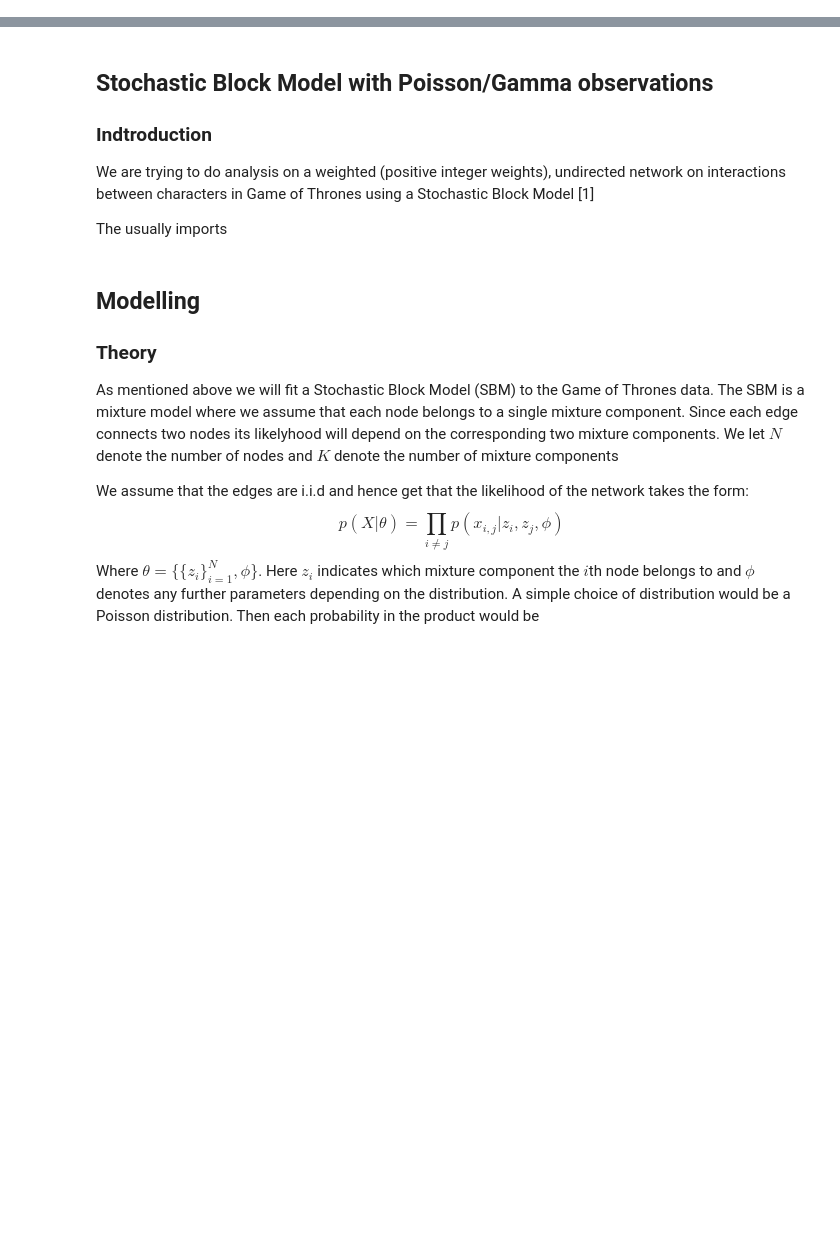
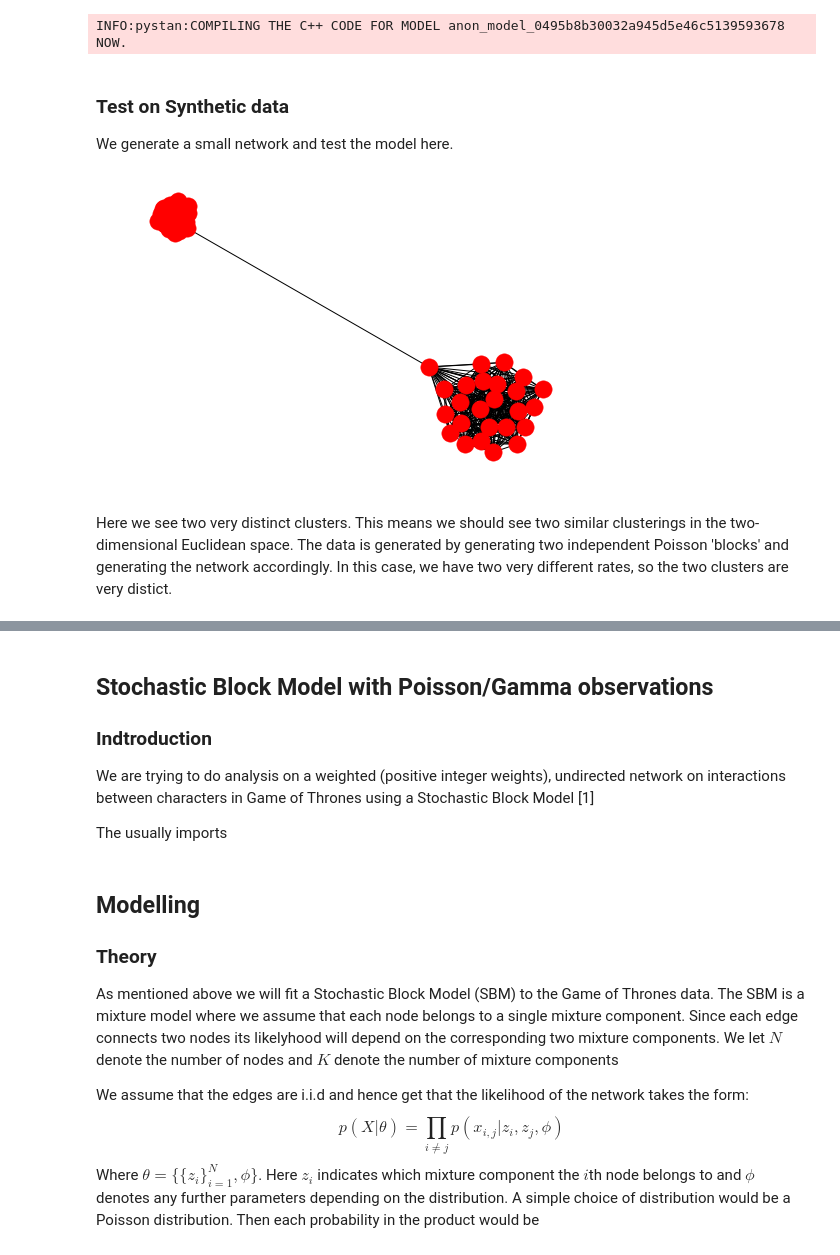
Before and after one commit to davidfrichhansen/mbml_project, a Jupyter notebook: notebooks/SBMPoisson.ipynb, the cells around one changed output, grey strips where cells are left out. Drawn from its saved outputs; the diff is of its cells as text; code cells hidden in the pictures; blank space fills up the shorter version.

Commit message:
Wrote some more Latent Space stuff... added firstexperiment

```diff
--- a/notebooks/SBMPoisson.ipynb
+++ b/notebooks/SBMPoisson.ipynb
@@ -15,0 +70,32 @@ such that two positions that are close to eachother in latent space has a higher
+# %%
+sm = pystan.StanModel(model_code=model_code)
+# %% [output]
+INFO:pystan:COMPILING THE C++ CODE FOR MODEL anon_model_0495b8b30032a945d5e46c5139593678 NOW.
+# %% [markdown]
+### Test on Synthetic data
+We generate a small network and test the model here.
+# %%
+# Generate small network to test on
+num_each = 50
+G = nx.barbell_graph(num_each,0)
+
+# Generate the notes with different number of edges.
+mat = nx.to_numpy_array(G, dtype=int)
+rate1 = 5
+rate2 = 100
+mat1 = np.random.poisson(rate1, size=(num_each//2, num_each//2))
+mat1 = np.tril(mat1) + np.tril(mat1,k=-1).T
+mat2 = np.random.poisson(rate2, size=mat1.shape)
+mat2 = np.tril(mat2) + np.tril(mat2, k=-1).T
+
+mat = np.array(np.block([[mat1, np.zeros(mat1.shape, dtype=int)], [np.zeros(mat1.shape, dtype=int), mat2]]))
+np.fill_diagonal(mat, 0)
+mat[0,-1] = mat[-1,0] = np.random.poisson(8)
+
+# Draw graph
+G = nx.from_numpy_array(mat)
+nx.draw(G)
+# %% [output]
+[figure, added]
+# %% [markdown]
+Here we see two very distinct clusters. This means we should see two similar clusterings in the two-dimensional Euclidean space. The data is generated by generating two independent Poisson 'blocks' and generating the network accordingly. In this case, we have two very different rates, so the two clusters are very distict.
```
Also changed, not shown: parts of 8 cells of this notebook, 1 other file.
